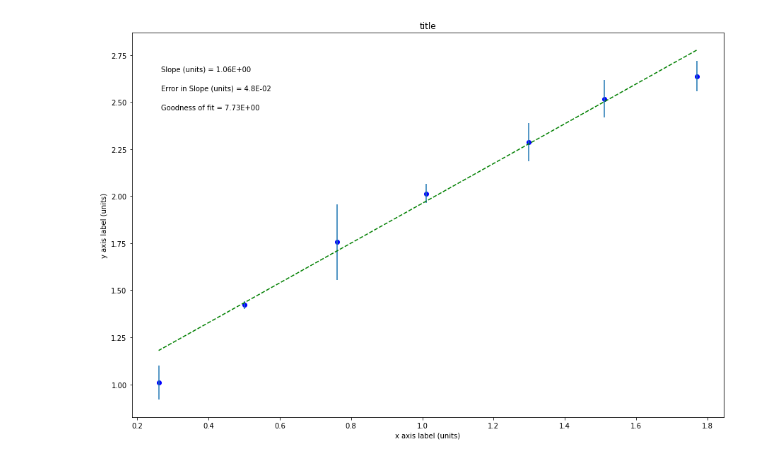
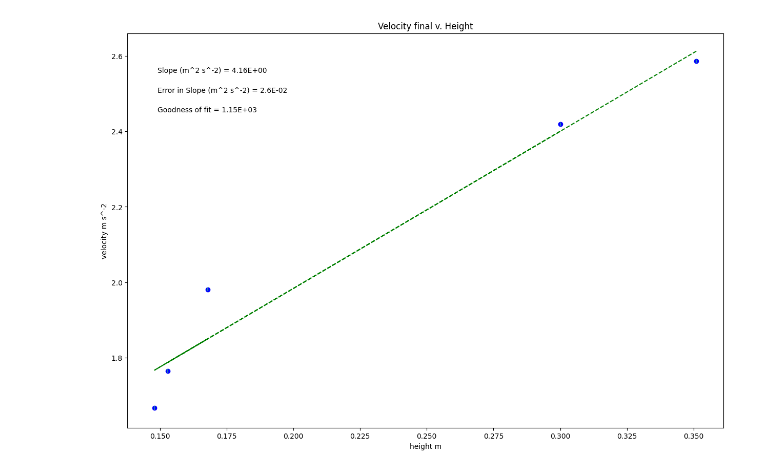
Before and after one commit to Canyonsmith-shope/physics, a Jupyter notebook: Physics_plotting_temp.ipynb, the cells around one changed output. Cells and saved outputs as stored; diff of their text form; code cells hidden in the pictures.

```diff
--- a/Physics_plotting_temp.ipynb
+++ b/Physics_plotting_temp.ipynb
@@ -15,15 +15,15 @@ import matplotlib.pyplot as plt
 #Data Section - Create Arrays for data. Perform necessary calculations.
 #CHANGE THE VARIABLE NAMES and numbers to match your data
 
-Height = np.array([.3, .148, .168, .153, .351]) #what are units?
-Velocity final = np.array([2.419, 1.667, 1.981, 1.765, 2.586]) #what are units?
+height = np.array([.3, .148, .168, .153, .351]) #what are units?
+velocity = np.array([2.419, 1.667, 1.981, 1.765, 2.586]) #what are units?
 
 
 #-----------------------------------------------------------------------#
 #Create array for uncertainties in y variable
 #CHANGE THE VARIABLE NAME and numbers to match your data
 
-D_velocity = np.array([.005, .005, .005, .005, .005])
+d_velocity = np.array([.005, .005, .005, .005, .005])
 
 
 #-----------------------------------------------------------------------#
@@ -33,16 +33,16 @@ D_velocity = np.array([.005, .005, .005, .005, .005])
 #UPDATE THIS SECTION!!!
 
 #Re-assign variables as x, y, dy so that the remaining plotting code may remain generic
-x = Height             #this should be the array you want to plot on the x axis
-y = Velocity final          #this should be the array you want to plot on the y axis
-dy = D_Velocity       #this should be your error in y array
+x = height            #this should be the array you want to plot on the x axis
+y = velocity          #this should be the array you want to plot on the y axis
+dy = d_velocity       #this should be your error in y array
 
 
 #update each of these 4 strings
-plot_title= Velocity final v. Height
-x_label= m
-y_label= m s^-2
-slope_units= m^2 s^-2
+plot_title= 'Velocity final v. Height'
+x_label= 'height m'
+y_label= 'velocity m s^-2'
+slope_units= 'm^2 s^-2'
 
 #update annotation placement with integer from 1 to 4, top R corner is 1 (counter-clockwise from there)
 annotation_placement=2
@@ -88,31 +88,31 @@ elif annotation_placement==3 or annotation_placement==4:
     ypos=[.2,.15,.1]
 
 #-----------------------------------------------------------------------#
 #Don't need to change anything in this section!
 
 #Plot data on graph. Plot error bars and place values for slope,
 #error in slope and goodness of fit on the plot using "annotate"
 
 plt.figure(figsize=(15,10))
 
 plt.plot(x, fit, color='green', linestyle='--')
 plt.scatter(x, y, color='blue', marker='o')
 
 plt.xlabel(x_label)
 plt.ylabel(y_label)
 plt.title(plot_title)
 
 plt.errorbar(x, y, yerr=dy, xerr=None, fmt="none") #don't need to plot x error bars
 
 plt.annotate('Slope ({}) = {value:.{digits}E}'.format(slope_units,value=m, digits=2),
              (xpos, ypos[0]), xycoords='axes fraction')
 
 plt.annotate('Error in Slope ({}) = {value:.{digits}E}'.format(slope_units,value=dm, digits=1),
              (xpos, ypos[1]), xycoords='axes fraction')
 
 plt.annotate('Goodness of fit = {value:.{digits}E}'.format(value=N, digits=2),
              (xpos, ypos[2]), xycoords='axes fraction')
 
 plt.show()
 # %% [output]
-[figure, old version]
+[figure, new version]
```
